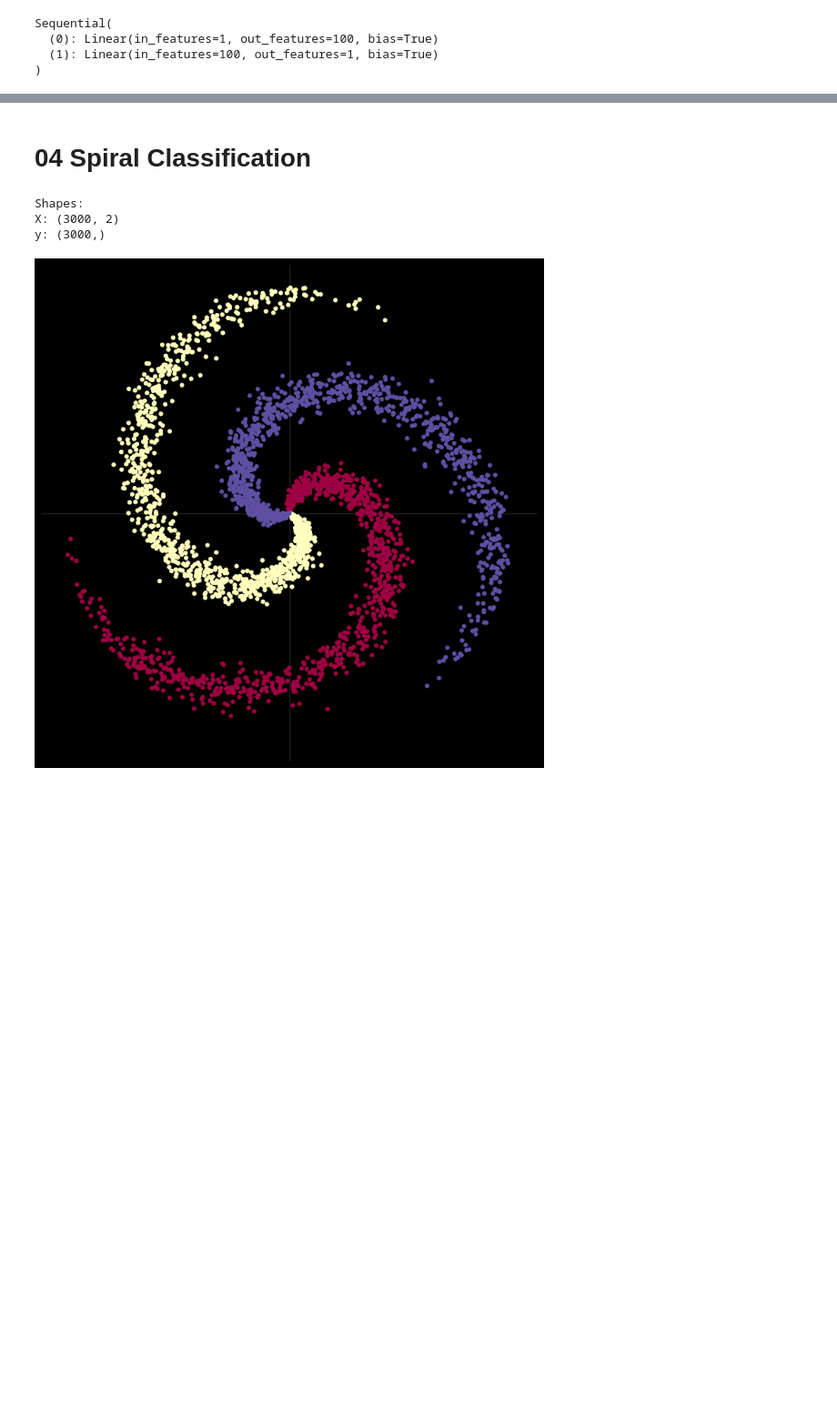
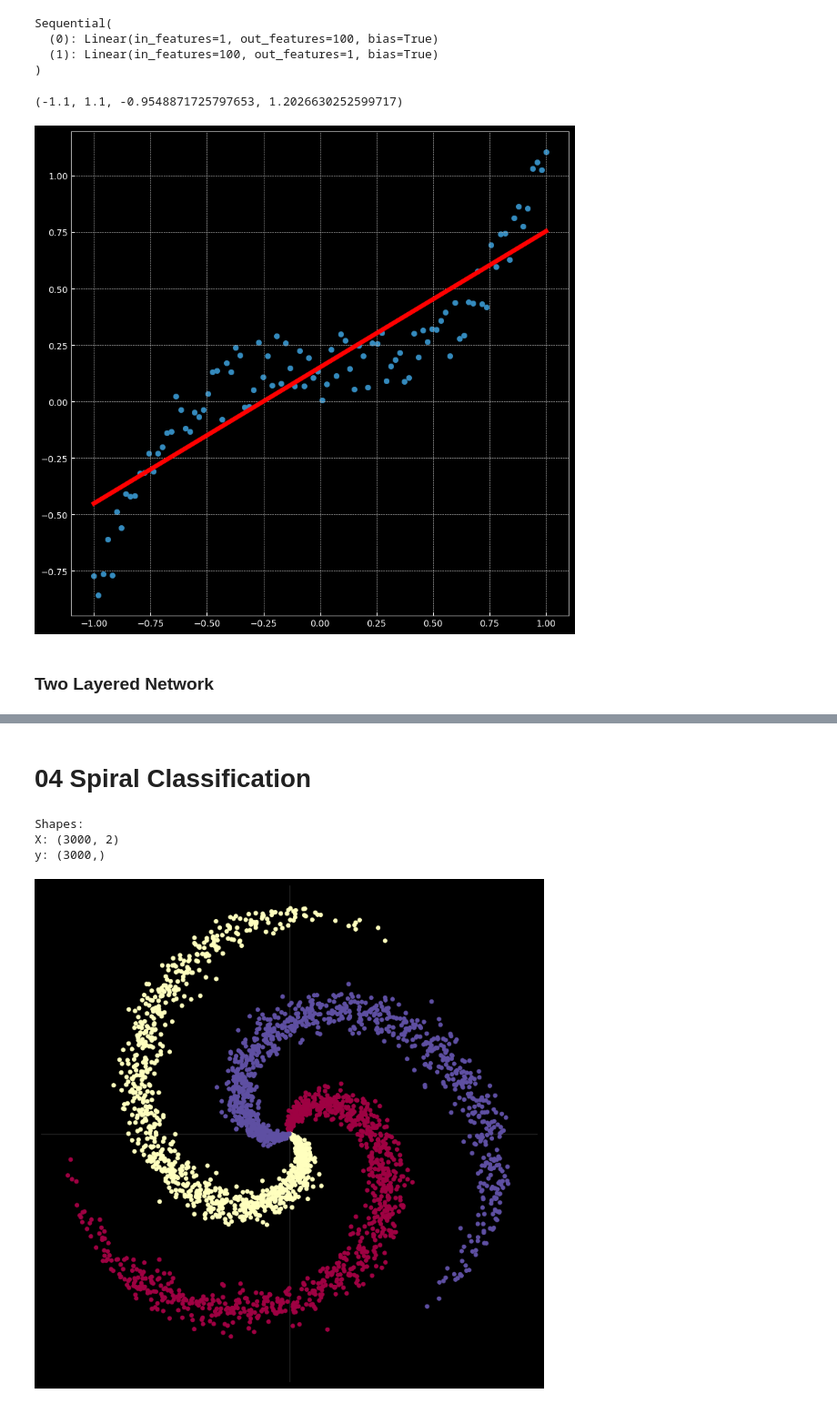
Before and after one commit to Ryanglambert/pytorch-Deep-Learning, a Jupyter notebook: scratch.ipynb, the cells around one changed output, grey strips where cells are left out. Shown at 91% size. Cells and saved outputs as stored; diff of their text form; code cells hidden in the pictures; blank space fills up the shorter version.

```diff
--- a/scratch.ipynb
+++ b/scratch.ipynb
@@ -63,3 +63,13 @@ for t in range(1000):
 
     optimizer.zero_grad()
     loss.backward()
+    optimizer.step()
+# %%
+plt.scatter(X.data.cpu().numpy(), y.data.cpu().numpy())
+plt.plot(X.data.cpu().numpy(), y_pred.data.cpu().numpy(), 'r-', lw=5)
+plt.axis('equal')
+# %% [output]
+(-1.1, 1.1, -0.9548871725797653, 1.2026630252599717)
+[figure, added]
+# %% [markdown]
+### Two Layered Network
```
Also changed, not shown: parts of 6 cells of this notebook, 1 other file.
